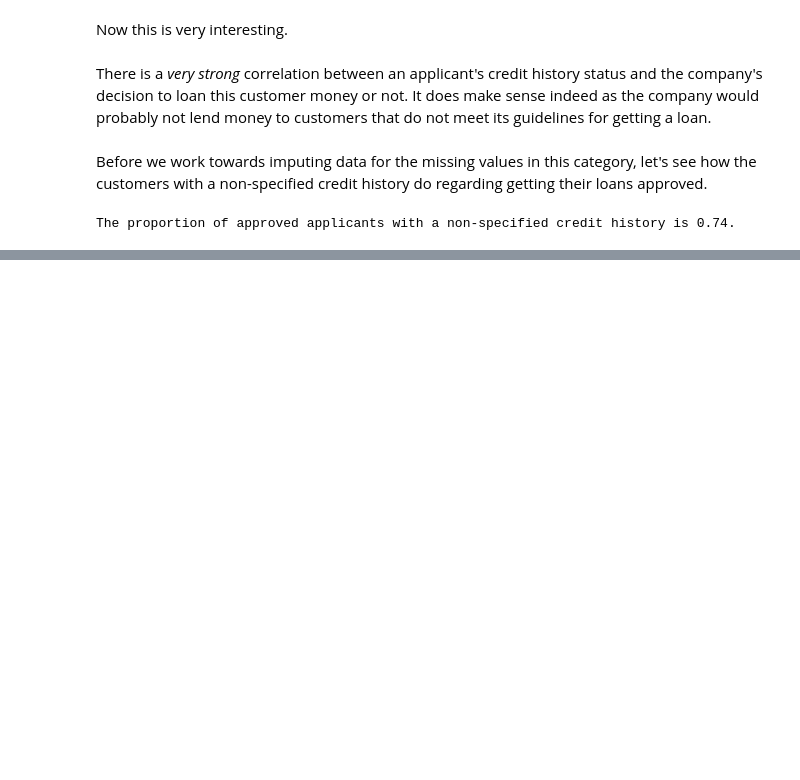
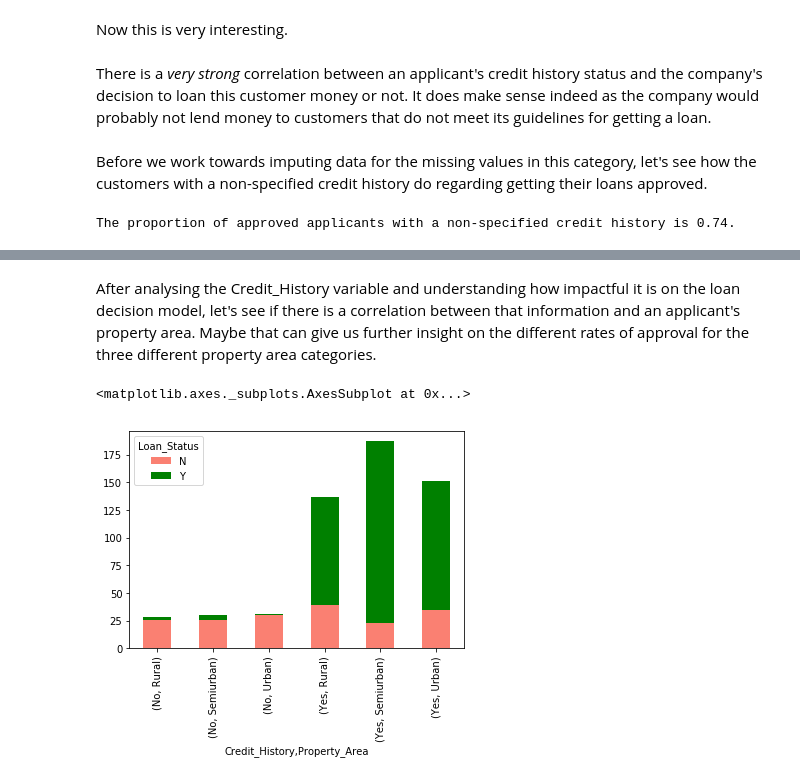
Before and after one commit to Buidex/loan_prediction_AnalyticsVidhya, a Jupyter notebook: Loan Prediction III - Analytics Vidhya.ipynb, the cells around one changed output, grey strips where cells are left out. Drawn from its saved outputs; the diff is of its cells as text; code cells hidden in the pictures; blank space fills up the shorter version.

```diff
--- a/Loan Prediction III - Analytics Vidhya.ipynb
+++ b/Loan Prediction III - Analytics Vidhya.ipynb
@@ -672,0 +716,8 @@ In order to automate the loan eligibility process, we should focus on identifyin
+# %% [markdown]
+After analysing the Credit_History variable and understanding how impactful it is on the loan decision model, let's see if there is a correlation between that information and an applicant's property area. Maybe that can give us further insight on the different rates of approval for the three different property area categories.
+# %%
+ax = pd.crosstab([train['Credit_History'], train['Property_Area']], train['Loan_Status'])
+ax.plot(kind='bar', stacked=True, color=['salmon','green'], grid=False)
+# %% [output]
+<matplotlib.axes._subplots.AxesSubplot at 0x...>
+[figure, added]
```
Also changed, not shown: parts of 12 cells of this notebook.
